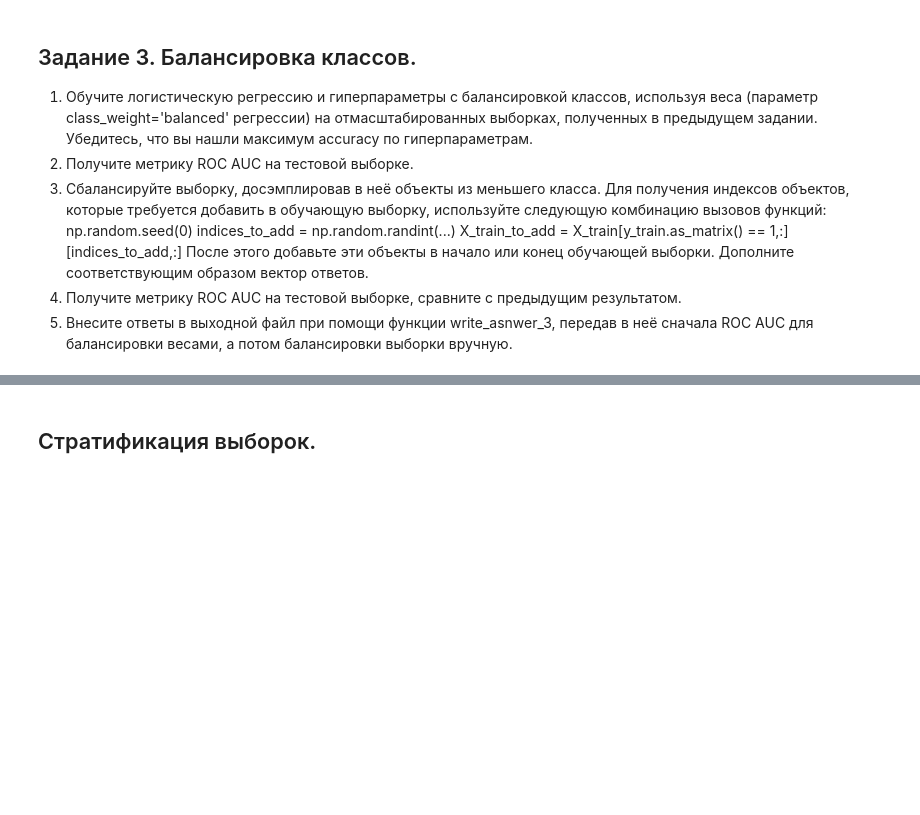
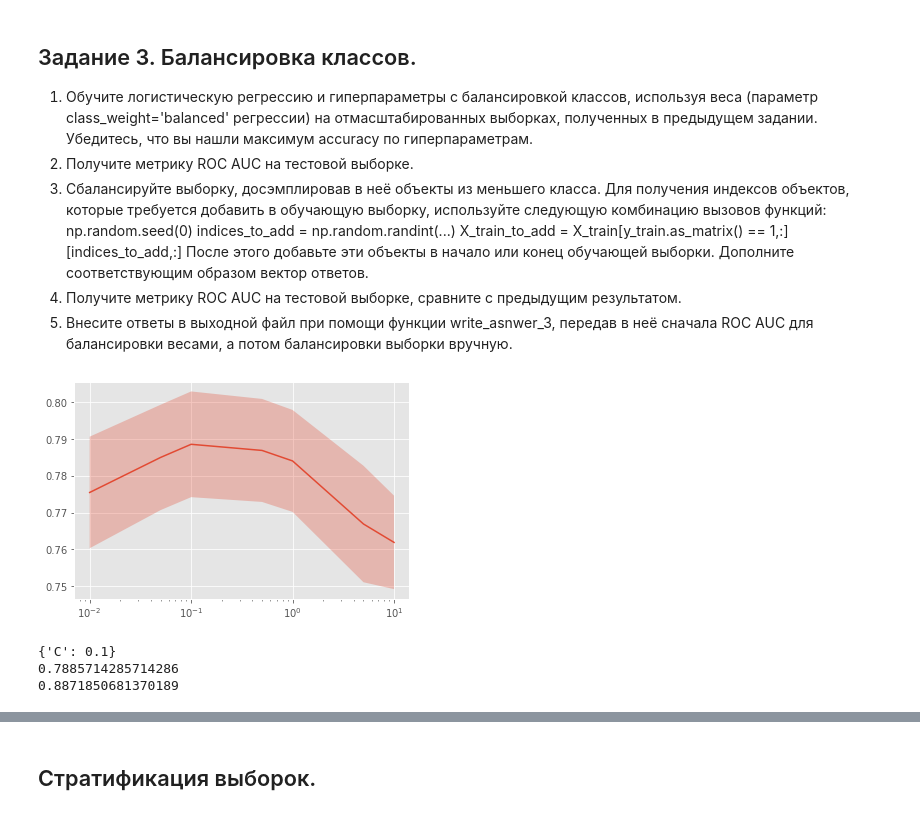
Before and after one commit to nik-nov/My_courses, a Jupyter notebook: Yandex_MIPT_Machine_learning_and_data_analysis/Course2_Learning_from_marked_data/C2W3/Preprocessing/Preprocessing_LR_Coursera.ipynb, the cells around one changed output, grey strips where cells are left out. Drawn from its saved outputs; the diff is of its cells as text; code cells hidden in the pictures; blank space fills up the shorter version.

```diff
--- a/Yandex_MIPT_Machine_learning_and_data_analysis/Course2_Learning_from_marked_data/C2W3/Preprocessing/Preprocessing_LR_Coursera.ipynb
+++ b/Yandex_MIPT_Machine_learning_and_data_analysis/Course2_Learning_from_marked_data/C2W3/Preprocessing/Preprocessing_LR_Coursera.ipynb
@@ -390,0 +513,18 @@ def write_answer_3(auc_1, auc_2):
+# %%
+estimator = LogisticRegression(penalty='l2', solver='liblinear', class_weight='balanced')
+optimizer = GridSearchCV(estimator, param_grid, cv=cv)
+# %%
+optimizer.fit(X_train_scaled, y_train)
+plot_scores(optimizer)
+
+print(optimizer.best_params_)
+print(optimizer.best_score_)
+
+prediction_scaled = optimizer.best_estimator_.predict_proba(X_test_scaled)[:, 1]
+auc_scaled = roc_auc_score(y_test, prediction_scaled)
+print(auc_scaled)
+# %% [output]
+[figure, added]
+{'C': 0.1}
+0.7885714285714286
+0.8871850681370189
```
Also changed, not shown: parts of 48 cells of this notebook, 6 other files.
